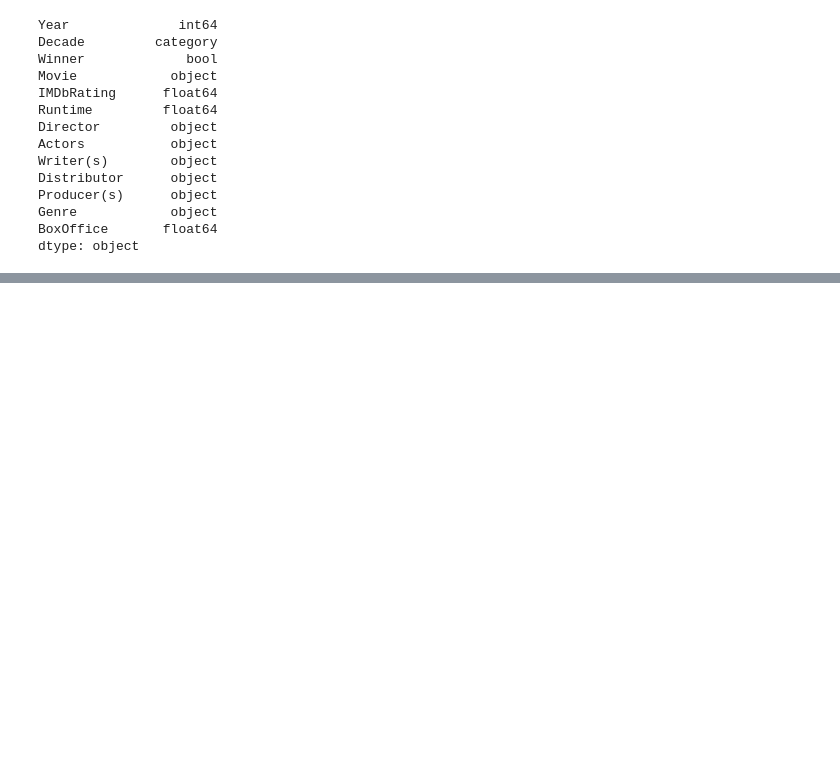
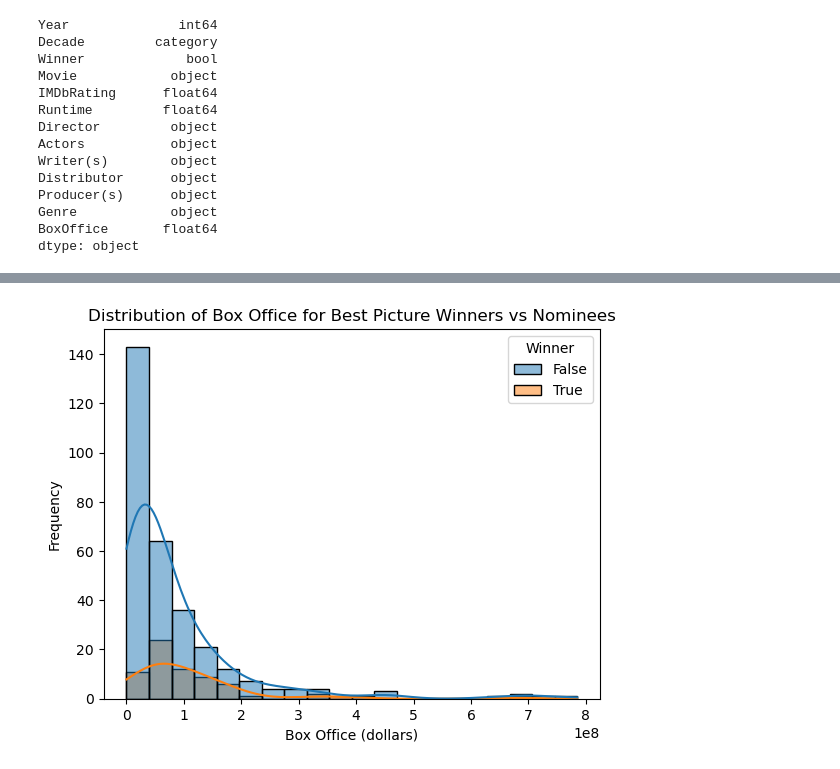
Before and after one commit to LiztheWz/filmcode, a Jupyter notebook: 386project.ipynb, the cells around one changed output, grey strips where cells are left out. Cells and saved outputs as stored; diff of their text form; code cells hidden in the pictures; blank space fills up the shorter version.

```diff
--- a/386project.ipynb
+++ b/386project.ipynb
@@ -396,0 +411,9 @@ movies_df.to_csv('best_pic_nominees_winners.csv', index=False)
+# %%
+sns.histplot(data=movies_df, x='BoxOffice', hue='Winner', kde=True, bins=20)
+
+plt.title('Distribution of Box Office for Best Picture Winners vs Nominees')
+plt.xlabel('Box Office (dollars)')
+plt.ylabel('Frequency')
+plt.show()
+# %% [output]
+[figure, added]
```
Also changed, not shown: parts of 8 cells of this notebook, 1 other file.
